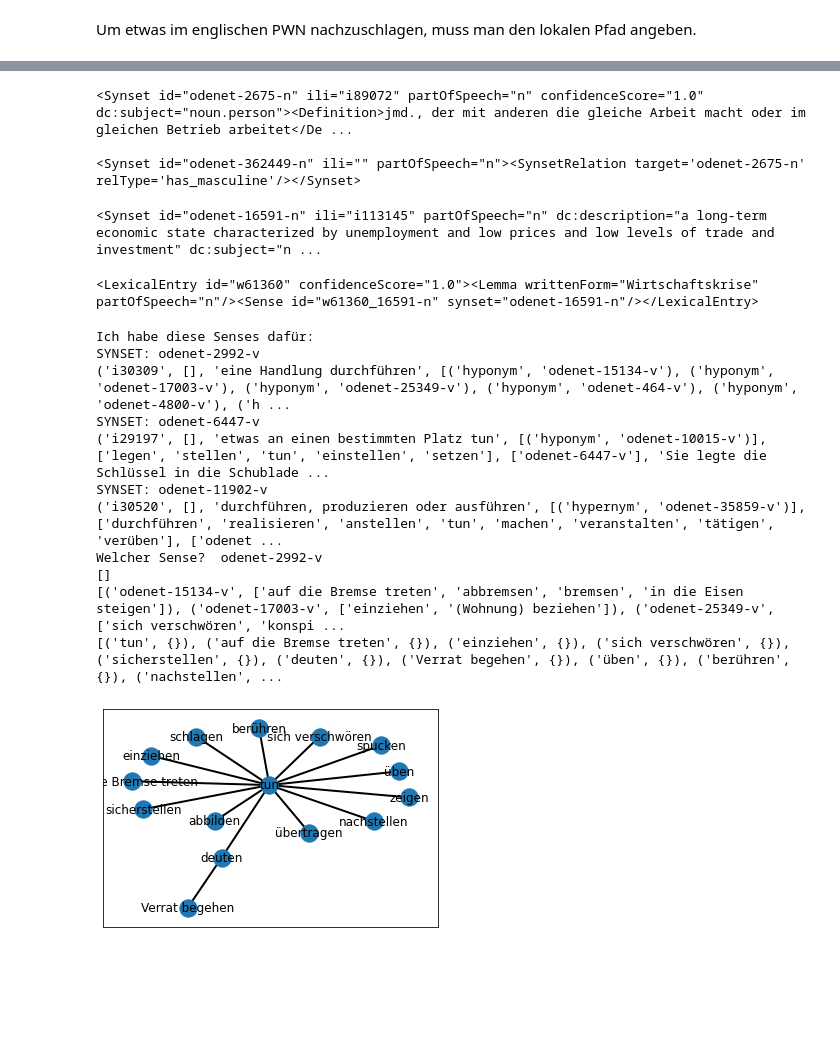
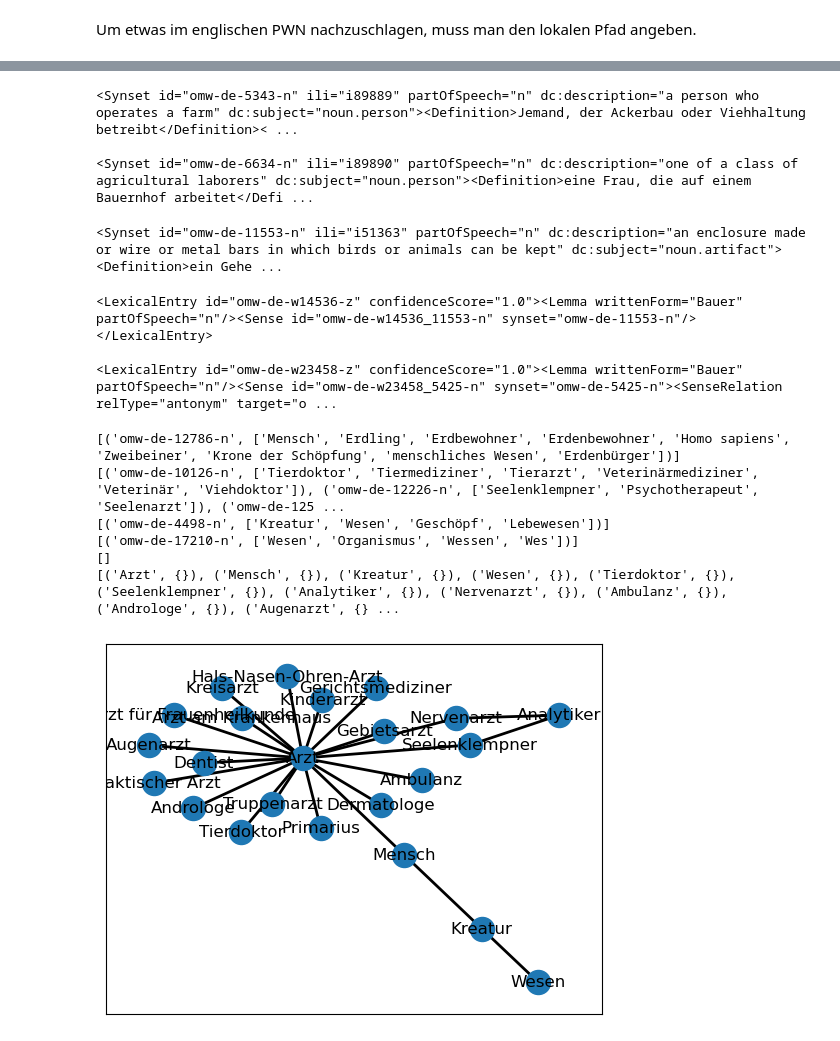
Before and after one commit to hdaSprachtechnologie/odenet, a Jupyter notebook: Arbeiten_mit_OdeNet.ipynb, the cells around one changed output, grey strips where cells are left out. Saved outputs shown, nothing was run; the diff lists cells and outputs as text; code cells hidden in the pictures; blank space fills up the shorter version.

```diff
--- a/Arbeiten_mit_OdeNet.ipynb
+++ b/Arbeiten_mit_OdeNet.ipynb
@@ -72,41 +88,38 @@ add_mero_member_rel_to_ss('odenet-12373-n','odenet-213-n','odenet_oneline.xml')
 # Ärztin ist die feminine Form von Arzt
 # z.B. add_feminine_rel_to_ss(Arzt-Synset,Ärztin-Synset,'odenet_oneline.xml')
 
-add_feminine_rel_to_ss('odenet-2675-n','odenet-362449-n','odenet_oneline.xml')
+add_feminine_rel_to_ss('omw-de-5343-n','omw-de-6634-n','odenet_oneline.xml')
 # %% [output]
-<Synset id="odenet-2675-n" ili="i89072" partOfSpeech="n" confidenceScore="1.0" dc:subject="noun.person"><Definition>jmd., der mit anderen die gleiche Arbeit macht oder im gleichen Betrieb arbeitet</De ...
+<Synset id="omw-de-5343-n" ili="i89889" partOfSpeech="n" dc:description="a person who operates a farm" dc:subject="noun.person"><Definition>Jemand, der Ackerbau oder Viehhaltung betreibt</Definition>< ...
 
-<Synset id="odenet-362449-n" ili="" partOfSpeech="n"><SynsetRelation target='odenet-2675-n' relType='has_masculine'/></Synset>
+<Synset id="omw-de-6634-n" ili="i89890" partOfSpeech="n" dc:description="one of a class of agricultural laborers" dc:subject="noun.person"><Definition>eine Frau, die auf einem Bauernhof arbeitet</Defi ...
-# %%
-# Beispiel einfügen
-
-add_example_to_ss('odenet-16591-n','Die Wirtschaftskrise hat das Land hart getroffen.',"odenet_oneline.xml")
-# %% [output]
-<Synset id="odenet-16591-n" ili="i113145" partOfSpeech="n" dc:description="a long-term economic state characterized by unemployment and low prices and low levels of trade and investment" dc:subject="n ...
+# %%
+# Beispiel einfügen
+
+add_example_to_ss('omw-de-11553-n','Im Wohnzimmer steht ein Käfig mit einem Kanarienvogel.',"odenet_oneline.xml")
+# %% [output]
+<Synset id="omw-de-11553-n" ili="i51363" partOfSpeech="n" dc:description="an enclosure made or wire or metal bars in which birds or animals can be kept" dc:subject="noun.artifact"><Definition>ein Gehe ...
 # %%
 # Attribute zum LexEntry hinzufügen, z.B. confidenceScore
-change_attribute_in_lexentry("Wirtschaftskrise","confidenceScore","1.0","odenet_oneline.xml")
+change_attribute_in_lexentry("Bauer","confidenceScore","1.0","odenet_oneline.xml")
 # %% [output]
-<LexicalEntry id="w61360" confidenceScore="1.0"><Lemma writtenForm="Wirtschaftskrise" partOfSpeech="n"/><Sense id="w61360_16591-n" synset="odenet-16591-n"/></LexicalEntry>
+<LexicalEntry id="omw-de-w14536-z" confidenceScore="1.0"><Lemma writtenForm="Bauer" partOfSpeech="n"/><Sense id="omw-de-w14536_11553-n" synset="omw-de-11553-n"/></LexicalEntry>
+
+<LexicalEntry id="omw-de-w23458-z" confidenceScore="1.0"><Lemma writtenForm="Bauer" partOfSpeech="n"/><Sense id="omw-de-w23458_5425-n" synset="omw-de-5425-n"><SenseRelation relType="antonym" target="o ...
 # %%
 # Attribute zum Sense hinzufügen, z.B. note="PHON:buːt"
 add_attribute_to_sense("w4007_15099-n","odenet-15099-n","note","PHON:teˈnoːɐ̯","odenet_oneline.xml")
 # %%
 # Hyponyme und Hyperonyme visualisieren
-OdeNet.visualize("tun")
+OdeNet.visualize("Arzt")
 # %% [output]
-Ich habe diese Senses dafür:
-SYNSET: odenet-2992-v
-('i30309', [], 'eine Handlung durchführen', [('hyponym', 'odenet-15134-v'), ('hyponym', 'odenet-17003-v'), ('hyponym', 'odenet-25349-v'), ('hyponym', 'odenet-464-v'), ('hyponym', 'odenet-4800-v'), ('h ...
-SYNSET: odenet-6447-v
-('i29197', [], 'etwas an einen bestimmten Platz tun', [('hyponym', 'odenet-10015-v')], ['legen', 'stellen', 'tun', 'einstellen', 'setzen'], ['odenet-6447-v'], 'Sie legte die Schlüssel in die Schublade ...
-SYNSET: odenet-11902-v
-('i30520', [], 'durchführen, produzieren oder ausführen', [('hypernym', 'odenet-35859-v')], ['durchführen', 'realisieren', 'anstellen', 'tun', 'machen', 'veranstalten', 'tätigen', 'verüben'], ['odenet ...
-Welcher Sense?  odenet-2992-v
+[('omw-de-12786-n', ['Mensch', 'Erdling', 'Erdbewohner', 'Erdenbewohner', 'Homo sapiens', 'Zweibeiner', 'Krone der Schöpfung', 'menschliches Wesen', 'Erdenbürger'])]
+[('omw-de-10126-n', ['Tierdoktor', 'Tiermediziner', 'Tierarzt', 'Veterinärmediziner', 'Veterinär', 'Viehdoktor']), ('omw-de-12226-n', ['Seelenklempner', 'Psychotherapeut', 'Seelenarzt']), ('omw-de-125 ...
+[('omw-de-4498-n', ['Kreatur', 'Wesen', 'Geschöpf', 'Lebewesen'])]
+[('omw-de-17210-n', ['Wesen', 'Organismus', 'Wessen', 'Wes'])]
 []
-[('odenet-15134-v', ['auf die Bremse treten', 'abbremsen', 'bremsen', 'in die Eisen steigen']), ('odenet-17003-v', ['einziehen', '(Wohnung) beziehen']), ('odenet-25349-v', ['sich verschwören', 'konspi ...
-[('tun', {}), ('auf die Bremse treten', {}), ('einziehen', {}), ('sich verschwören', {}), ('sicherstellen', {}), ('deuten', {}), ('Verrat begehen', {}), ('üben', {}), ('berühren', {}), ('nachstellen', ...
+[('Arzt', {}), ('Mensch', {}), ('Kreatur', {}), ('Wesen', {}), ('Tierdoktor', {}), ('Seelenklempner', {}), ('Analytiker', {}), ('Nervenarzt', {}), ('Ambulanz', {}), ('Androloge', {}), ('Augenarzt', {} ...
-[figure, old version]
+[figure, new version]
 # %%
 # Für die gesamte Datei Rückrelationen Hyperonym - Hyponym einfügen
 # Achtung: Das dauert einige Zeit!
```
Also changed, not shown: parts of 12 cells of this notebook, 3 other files.
